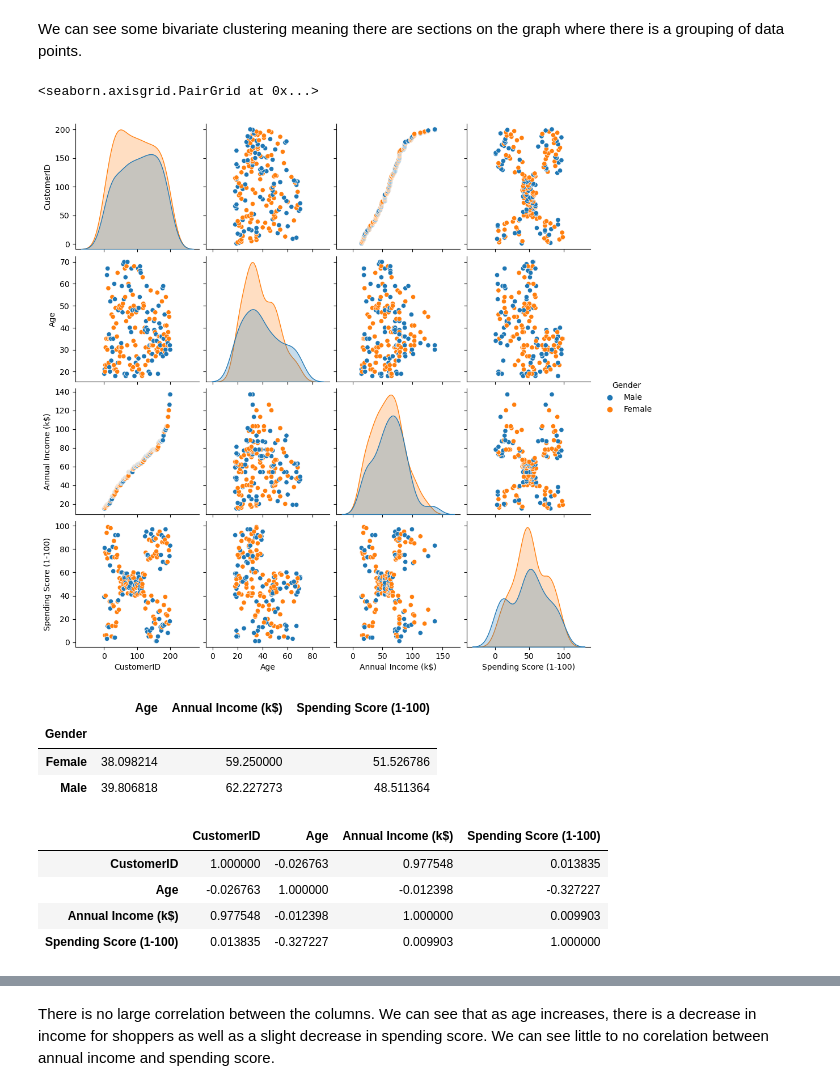
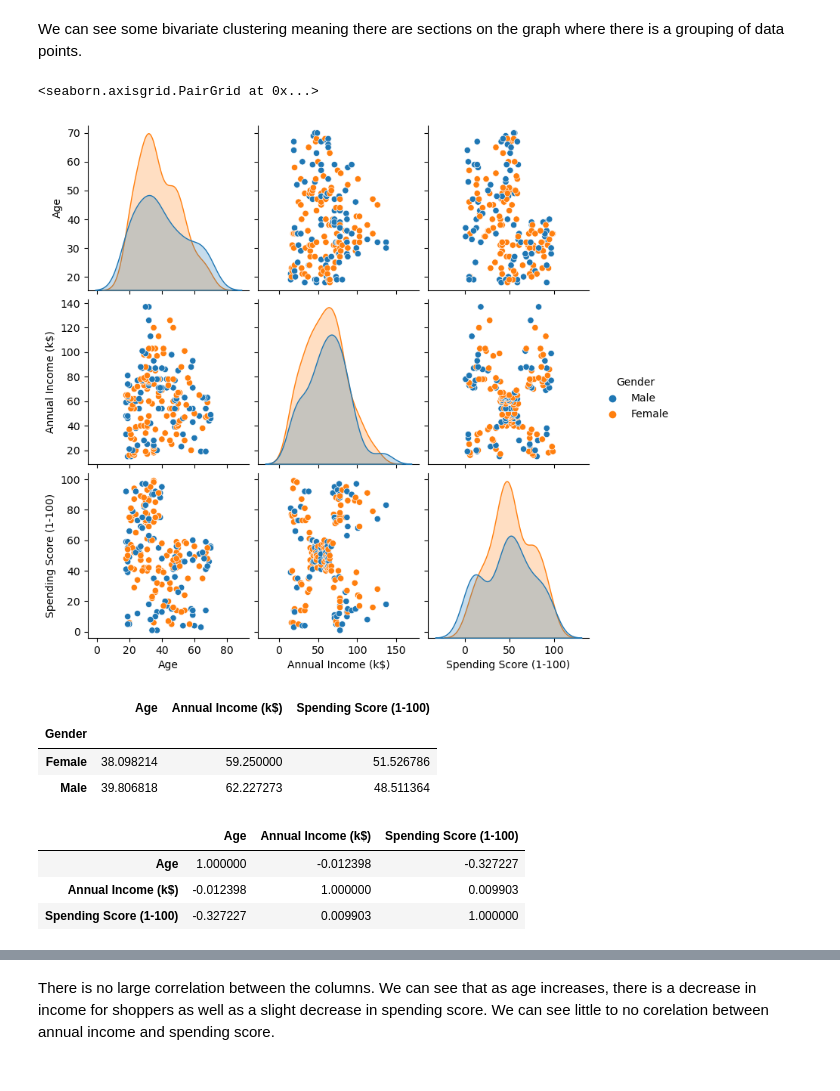
Before and after one commit to averyali95/Python---Portfolio-Project-2, a Jupyter notebook: shopping project 2.ipynb, the cells around one changed output, grey strips where cells are left out. Saved outputs shown, nothing was run; the diff lists cells and outputs as text; code cells hidden in the pictures.

```diff
--- a/shopping project 2.ipynb
+++ b/shopping project 2.ipynb
@@ -129,11 +129,11 @@ sb.scatterplot(data= df, x = 'Annual Income (k$)', y = 'Spending Score (1-100)')
 We can see some bivariate clustering meaning there are sections on the graph where there is a grouping of data points.
 # %%
 # Pair plot (Shows multiple different plots)
-#df = df.drop('CustomerID', axis = 1) # Drop CustomerID on column level
+df = df.drop('CustomerID', axis = 1) # Drop CustomerID on column level
 sb.pairplot(data = df, hue = 'Gender')
 # %% [output]
 <seaborn.axisgrid.PairGrid at 0x...>
-[figure, old version]
+[figure, new version]
 # %%
 # Mean values
 df.groupby(['Gender'])['Age', 'Annual Income (k$)','Spending Score (1-100)'].mean()
@@ -145,11 +145,10 @@ df.groupby(['Gender'])['Age', 'Annual Income (k$)','Spending Score (1-100)'].mea
 # %%
 df.corr() # correlation
 # %% [output]
-|  | CustomerID | Age | Annual Income (k$) | Spending Score (1-100) |
-| CustomerID | 1.000000 | -0.026763 | 0.977548 | 0.013835 |
-| Age | -0.026763 | 1.000000 | -0.012398 | -0.327227 |
-| Annual Income (k$) | 0.977548 | -0.012398 | 1.000000 | 0.009903 |
-| Spending Score (1-100) | 0.013835 | -0.327227 | 0.009903 | 1.000000 |
+|  | Age | Annual Income (k$) | Spending Score (1-100) |
+| Age | 1.000000 | -0.012398 | -0.327227 |
+| Annual Income (k$) | -0.012398 | 1.000000 | 0.009903 |
+| Spending Score (1-100) | -0.327227 | 0.009903 | 1.000000 |
 # %%
 sb.heatmap(df.corr(),annot = True,cmap='coolwarm')
 # %% [output]
```
Also changed, not shown: parts of 22 cells of this notebook.
